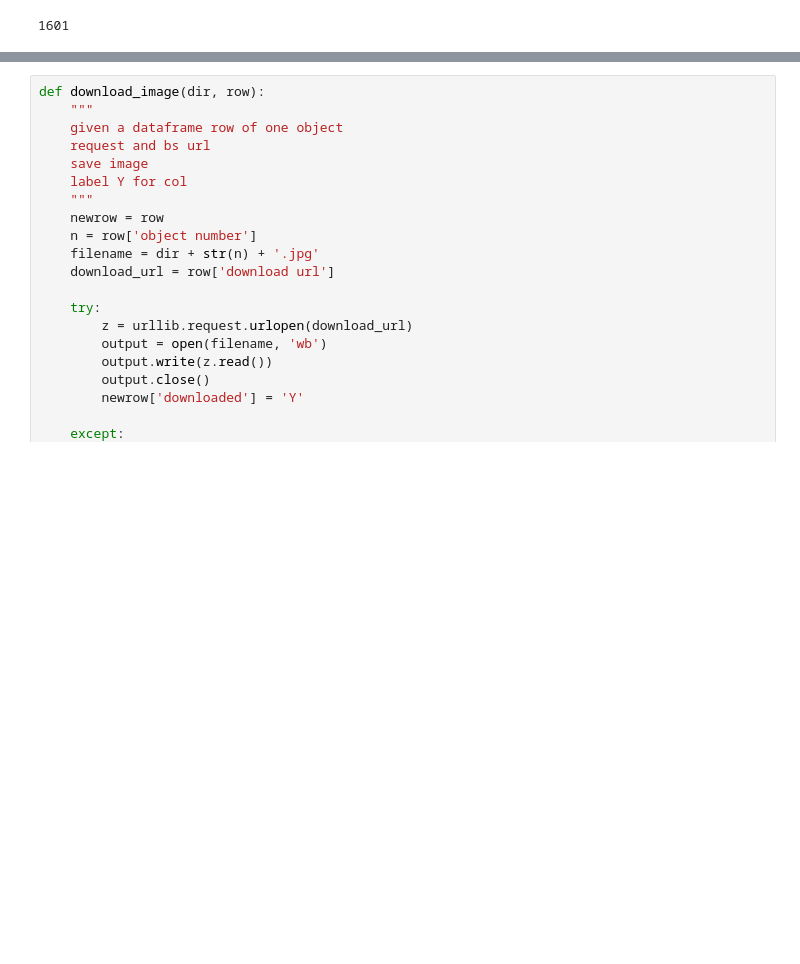
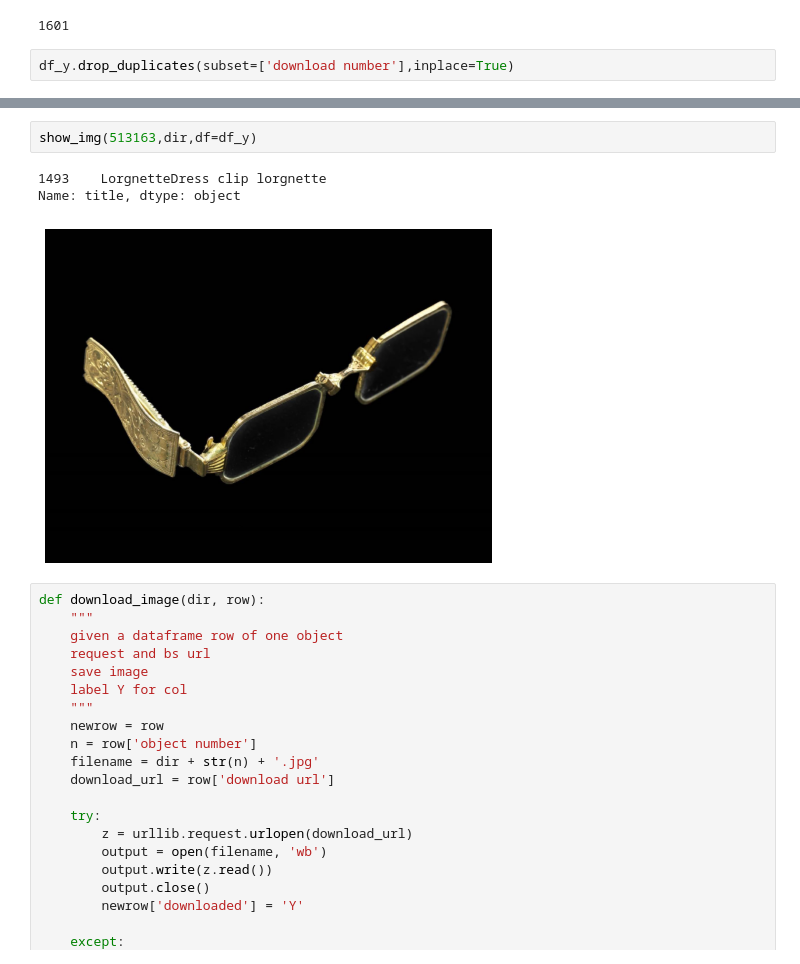
Before and after one commit to vivyhasadream/vintage_clothes_generator, a Jupyter notebook: 2 Data Scraping_MFABoston_v2.ipynb, the cells around one changed output, grey strips where cells are left out. Cells and saved outputs as stored; diff of their text form; blank space fills up the shorter version.

```diff
--- a/2 Data Scraping_MFABoston_v2.ipynb
+++ b/2 Data Scraping_MFABoston_v2.ipynb
@@ -317,3 +349,5 @@ See the caveats in the documentation: https://pandas.pydata.org/pandas-docs/stab
 df_y.loc[df_y['downloaded'] == 'N','downloaded'].shape[0]
 # %% [output]
 1601
+# %%
+df_y.drop_duplicates(subset=['download number'],inplace=True)
@@ -320,3 +368,9 @@ df_y.loc[df_y['downloaded'] == 'N','downloaded'].shape[0]
+# %%
+show_img(513163,dir,df=df_y)
+# %% [output]
+1493    LorgnetteDress clip lorgnette
+Name: title, dtype: object
+[figure, added]
 # %%
 def download_image(dir, row):
     """
```
Also changed, not shown: parts of 81 cells of this notebook.
